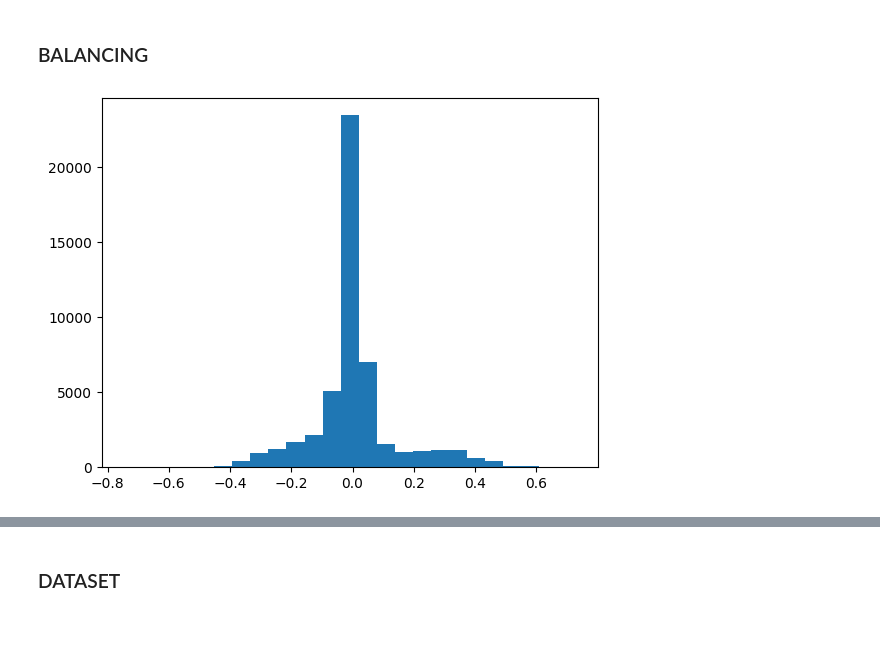
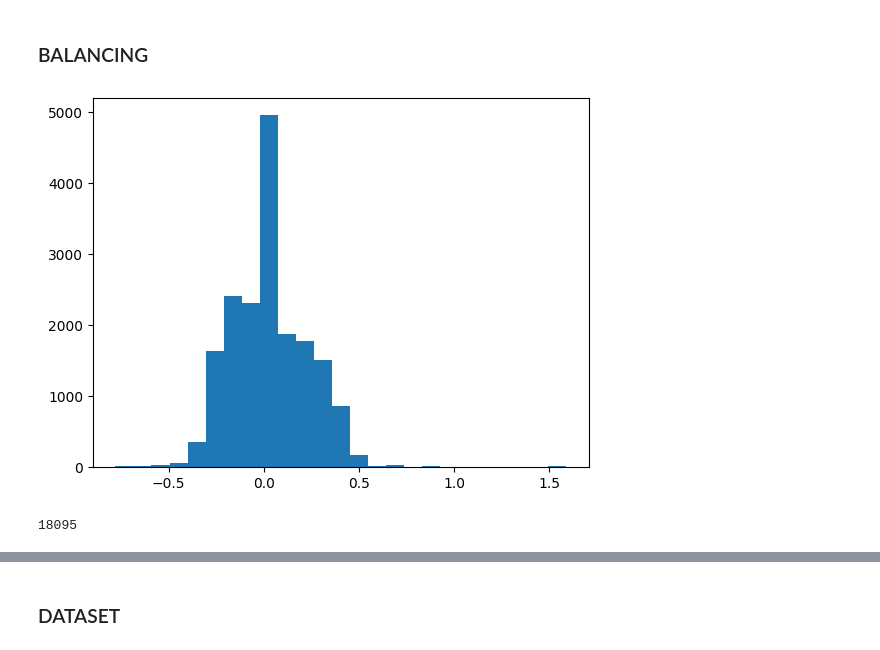
Before and after one commit to RoboticsLabURJC/2025-tfg-jorge-rodriguez, a Jupyter notebook: pytorch_files/pilot_net.ipynb, the cells around one changed output, grey strips where cells are left out. Saved outputs shown, nothing was run; the diff lists cells and outputs as text; code cells hidden in the pictures.

```diff
--- a/pytorch_files/pilot_net.ipynb
+++ b/pytorch_files/pilot_net.ipynb
@@ -15,11 +15,13 @@ from sklearn.model_selection import train_test_split
 # %%
 
 # Gets dataset
-df = pd.read_csv("/home/jrguezg/2025-tfg-jorge-rodriguez/common_utils/datasets/CARLA_manual_dataset_2/data.csv")
+df = pd.read_csv("/home/jrguezg/2025-tfg-jorge-rodriguez/common_utils/datasets/CARLA_manual_dataset_3/data.csv")
 
 # Plots dataset
 plt.hist(df["steer"], bins=25)
 plt.show()
+print(df["steer"].size)
 # %% [output]
-[figure, old version]
+[figure, new version]
+18095
 # %%
```
Also changed, not shown: parts of 6 cells of this notebook, 2 other files.
